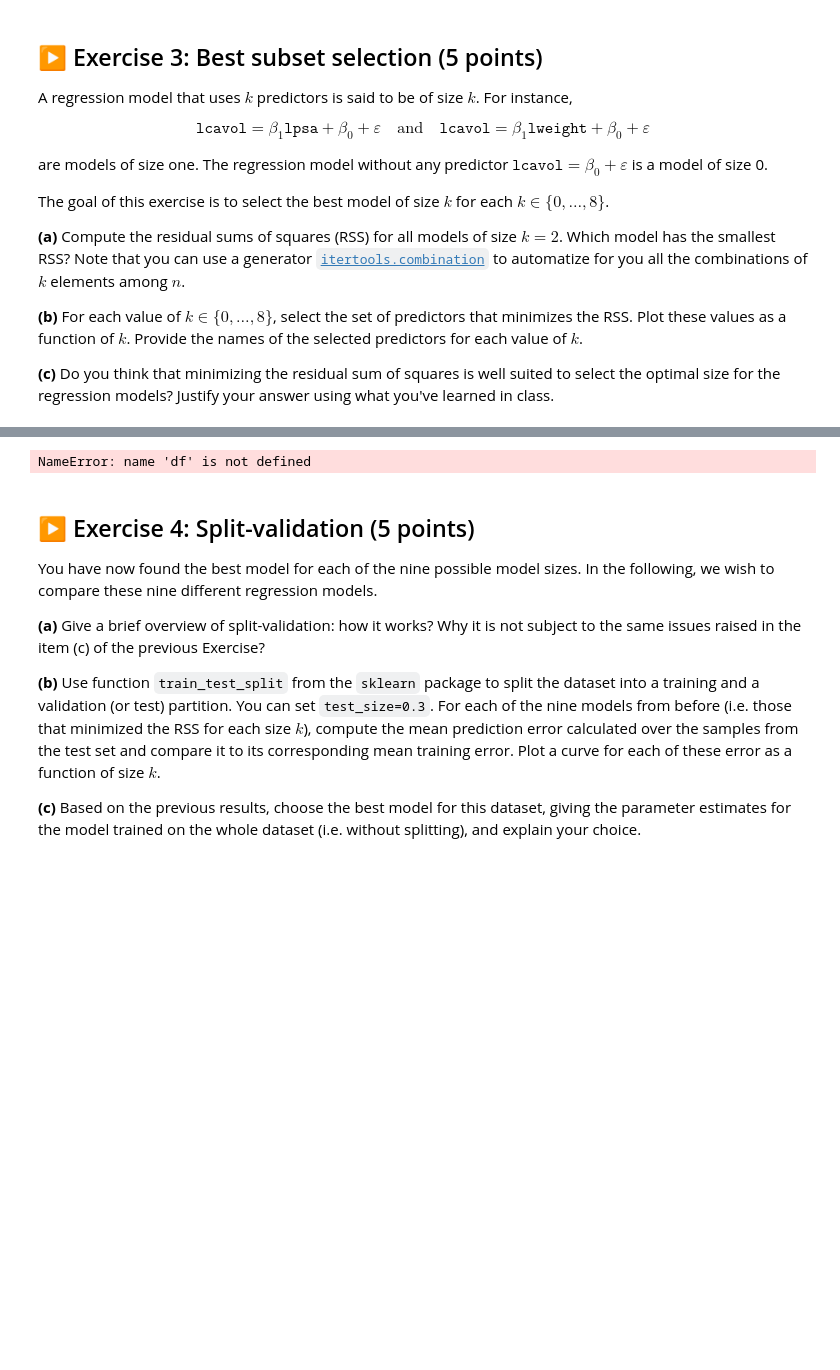
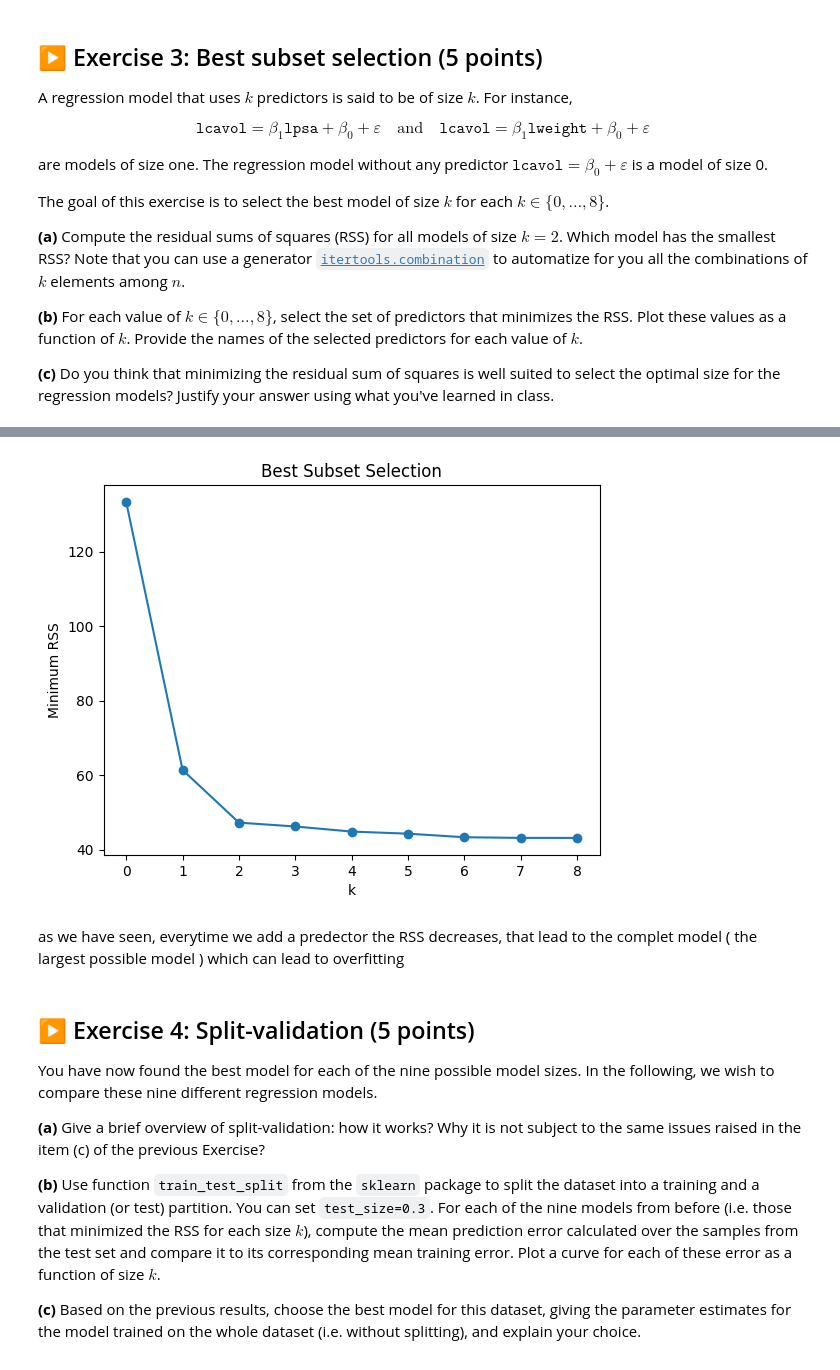
Before and after one commit to jmeilim/TP1-ISLA-g34, a Jupyter notebook: TP1.ipynb, the cells around one changed output, grey strips where cells are left out. Drawn from its saved outputs; the diff is of its cells as text; code cells hidden in the pictures; blank space fills up the shorter version.

```diff
--- a/TP1.ipynb
+++ b/TP1.ipynb
@@ -437,32 +562,32 @@ for k in range(0,9):
     opt_rss = float('inf')
 
     for c in combinations:
         X = df[list(c)]
         X = sm.add_constant(X)
         y = df['lcavol']
         model = sm.OLS(y, X)
         result = model.fit()
         rss = sum(result.resid**2)
         if rss < opt_rss:
             opt_rss = rss
             best_combo = c
     results[k]= (opt_rss, best_combo)
 
 
 #for k in results:
 #    print("k =", k)
 #    print("RSS =", results[k][0])
 #    print("Predictors =", results[k][1])
 #    print()
 
-ks = results.keys()
+ks = sorted(results.keys())
 rss_values = [results[k][0] for k in ks]
 
 plt.figure()
 plt.plot(ks, rss_values, marker='o')
 plt.xlabel("k")
 plt.ylabel("Minimum RSS")
 plt.title("Best Subset Selection")
 plt.show()
 # %% [output]
-NameError: name 'df' is not defined
+[figure, added]
@@ -471,3 +594,5 @@ as we have seen, everytime we add a predector the RSS decreases, that lead to th
+# %% [markdown]
+as we have seen, everytime we add a predector the RSS decreases, that lead to the complet model ( the largest possible model ) which can lead to overfitting
 # %% [markdown]
 ## ▶️ Exercise 4: Split-validation (5 points)
 
```
Also changed, not shown: parts of 21 cells of this notebook.
